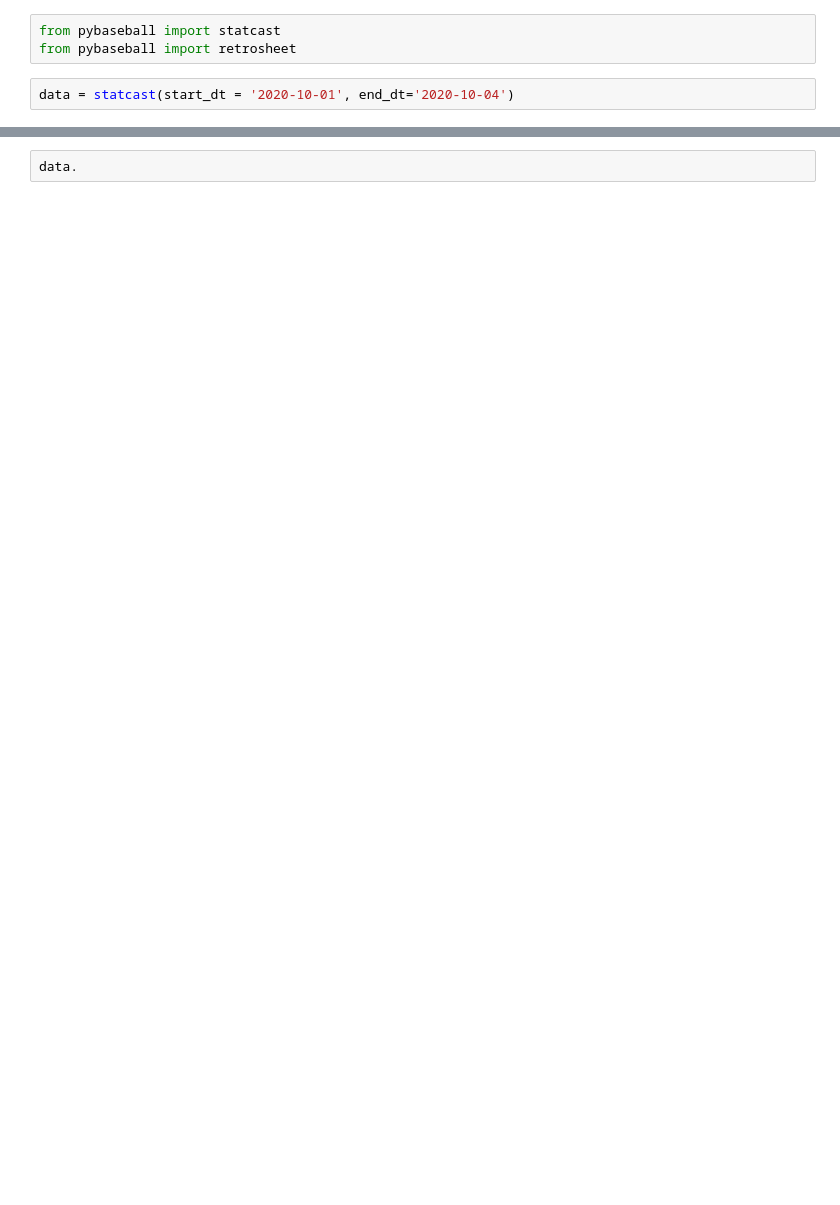
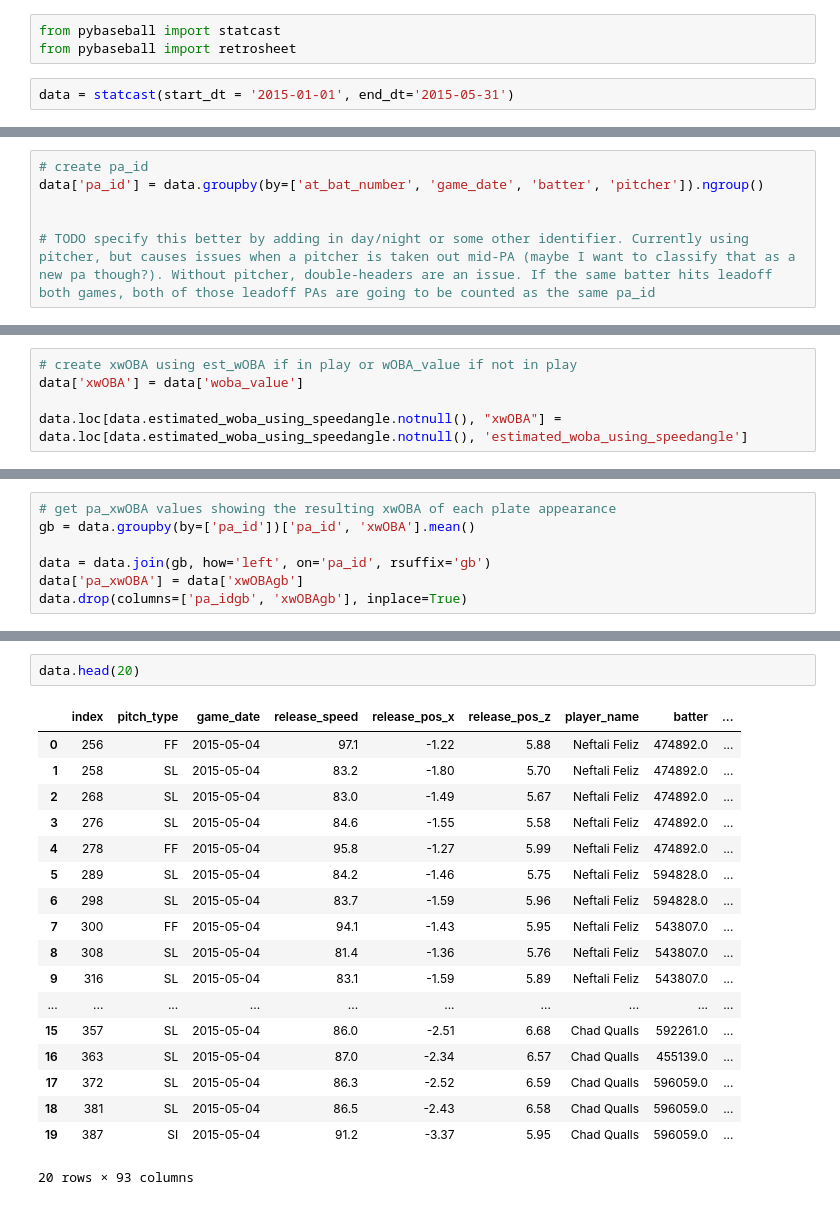
Before and after one commit to Scott-Huston/Baseball, a Jupyter notebook: model.ipynb, the cells around one changed output, grey strips where cells are left out. Cells and saved outputs as stored; diff of their text form; blank space fills up the shorter version.

Commit message:
Added some thoughts

```diff
--- a/model.ipynb
+++ b/model.ipynb
@@ -2,4 +2,4 @@
 from pybaseball import statcast
 from pybaseball import retrosheet
 # %%
-data = statcast(start_dt = '2020-10-01', end_dt='2020-10-04')
+data = statcast(start_dt = '2015-01-01', end_dt='2015-05-31')
@@ -25,0 +41,6 @@ Index(['index', 'pitch_type', 'game_date', 'release_speed', 'release_pos_x',
+# %%
+# create pa_id
+data['pa_id'] = data.groupby(by=['at_bat_number', 'game_date', 'batter', 'pitcher']).ngroup()
+
+
+# TODO specify this better by adding in day/night or some other identifier. Currently using pitcher, but causes issues when a pitcher is taken out mid-PA (maybe I want to classify that as a new pa though?). Without pitcher, double-headers are an issue. If the same batter hits leadoff both games, both of those leadoff PAs are going to be counted as the same pa_id
@@ -29,0 +77,5 @@ array([nan])
+# %%
+# create xwOBA using est_wOBA if in play or wOBA_value if not in play
+data['xwOBA'] = data['woba_value']
+
+data.loc[data.estimated_woba_using_speedangle.notnull(), "xwOBA"] = data.loc[data.estimated_woba_using_speedangle.notnull(), 'estimated_woba_using_speedangle']
@@ -29,0 +97,7 @@ array([nan])
+# %%
+# get pa_xwOBA values showing the resulting xwOBA of each plate appearance
+gb = data.groupby(by=['pa_id'])['pa_id', 'xwOBA'].mean()
+
+data = data.join(gb, how='left', on='pa_id', rsuffix='gb')
+data['pa_xwOBA'] = data['xwOBAgb']
+data.drop(columns=['pa_idgb', 'xwOBAgb'], inplace=True)
@@ -34,2 +174,21 @@ array(['Strategic', 'Standard', nan], dtype=object)
 # %%
-data.
+data.head(20)
+# %% [output]
+|  | index | pitch_type | game_date | release_speed | release_pos_x | release_pos_z | player_name | batter | ... |
+| 0 | 256 | FF | 2015-05-04 | 97.1 | -1.22 | 5.88 | Neftali Feliz | 474892.0 | ... |
+| 1 | 258 | SL | 2015-05-04 | 83.2 | -1.80 | 5.70 | Neftali Feliz | 474892.0 | ... |
+| 2 | 268 | SL | 2015-05-04 | 83.0 | -1.49 | 5.67 | Neftali Feliz | 474892.0 | ... |
+| 3 | 276 | SL | 2015-05-04 | 84.6 | -1.55 | 5.58 | Neftali Feliz | 474892.0 | ... |
+| 4 | 278 | FF | 2015-05-04 | 95.8 | -1.27 | 5.99 | Neftali Feliz | 474892.0 | ... |
+| 5 | 289 | SL | 2015-05-04 | 84.2 | -1.46 | 5.75 | Neftali Feliz | 594828.0 | ... |
+| 6 | 298 | SL | 2015-05-04 | 83.7 | -1.59 | 5.96 | Neftali Feliz | 594828.0 | ... |
+| 7 | 300 | FF | 2015-05-04 | 94.1 | -1.43 | 5.95 | Neftali Feliz | 543807.0 | ... |
+| 8 | 308 | SL | 2015-05-04 | 81.4 | -1.36 | 5.76 | Neftali Feliz | 543807.0 | ... |
+| 9 | 316 | SL | 2015-05-04 | 83.1 | -1.59 | 5.89 | Neftali Feliz | 543807.0 | ... |
+| ... | ... | ... | ... | ... | ... | ... | ... | ... | ... |
+| 15 | 357 | SL | 2015-05-04 | 86.0 | -2.51 | 6.68 | Chad Qualls | 592261.0 | ... |
+| 16 | 363 | SL | 2015-05-04 | 87.0 | -2.34 | 6.57 | Chad Qualls | 455139.0 | ... |
+| 17 | 372 | SL | 2015-05-04 | 86.3 | -2.52 | 6.59 | Chad Qualls | 596059.0 | ... |
+| 18 | 381 | SL | 2015-05-04 | 86.5 | -2.43 | 6.58 | Chad Qualls | 596059.0 | ... |
+| 19 | 387 | SI | 2015-05-04 | 91.2 | -3.37 | 5.95 | Chad Qualls | 596059.0 | ... |
+20 rows × 93 columns
```
Also changed, not shown: parts of 14 cells of this notebook.
